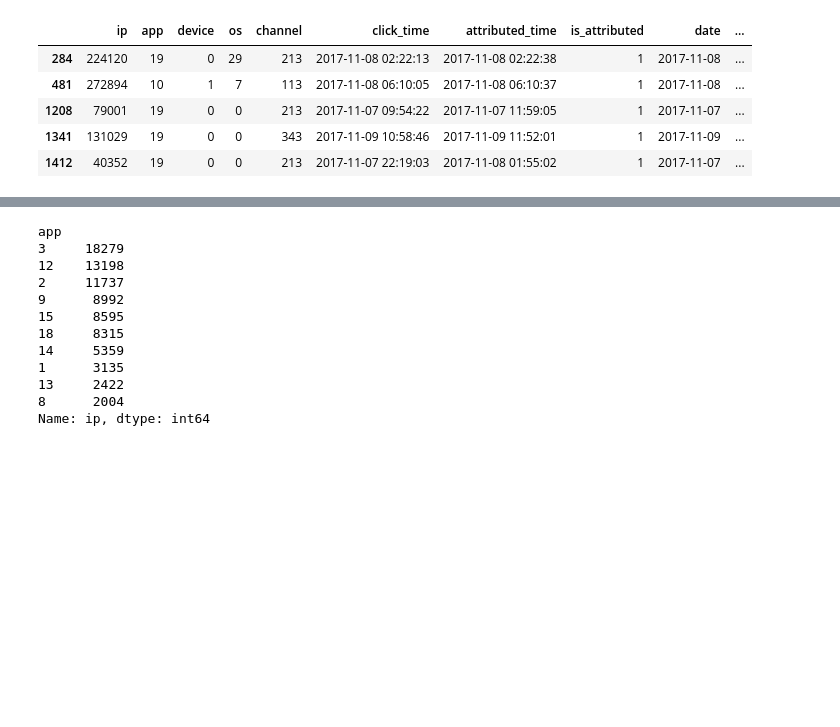
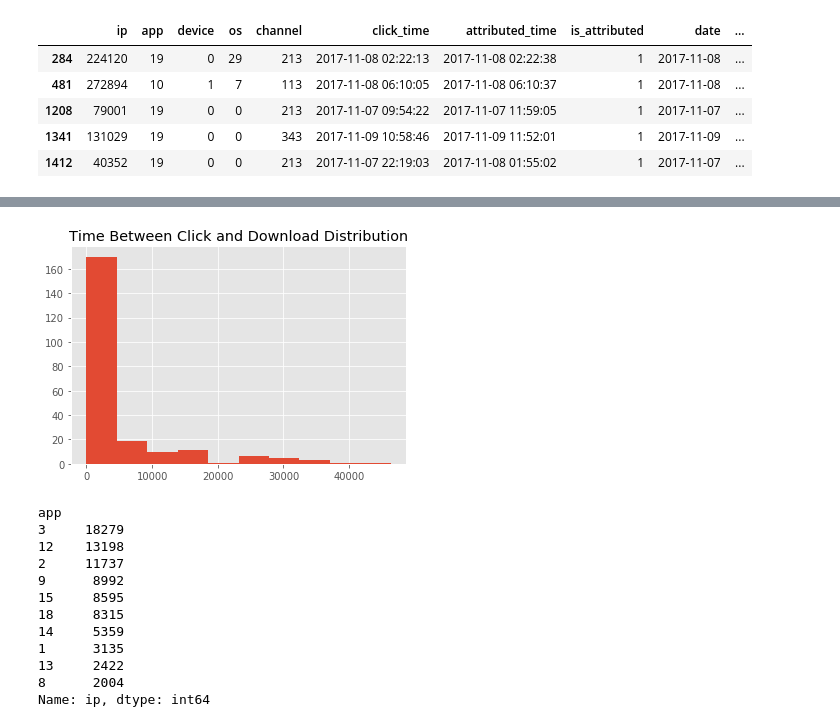
Before and after one commit to madhavthaker/AdTrackingFraudDetection, a Jupyter notebook: EDA.ipynb, the cells around one changed output, grey strips where cells are left out. Saved outputs shown, nothing was run; the diff lists cells and outputs as text; code cells hidden in the pictures; blank space fills up the shorter version.

```diff
--- a/EDA.ipynb
+++ b/EDA.ipynb
@@ -119,3 +115,9 @@ plt.hist(train_sample_target.time_diff)
+# %%
+plt.hist(train_sample_target.time_diff)
+plt.title("Time Between Click and Download Distribution")
+plt.show()
+# %% [output]
+[figure, added]
 # %%
 for i in ["app","device","os","channel"]:
     display(train_sample.groupby(i).count()['ip'].sort_values(ascending = False)[:10])
```
Also changed, not shown: parts of 7 cells of this notebook.
